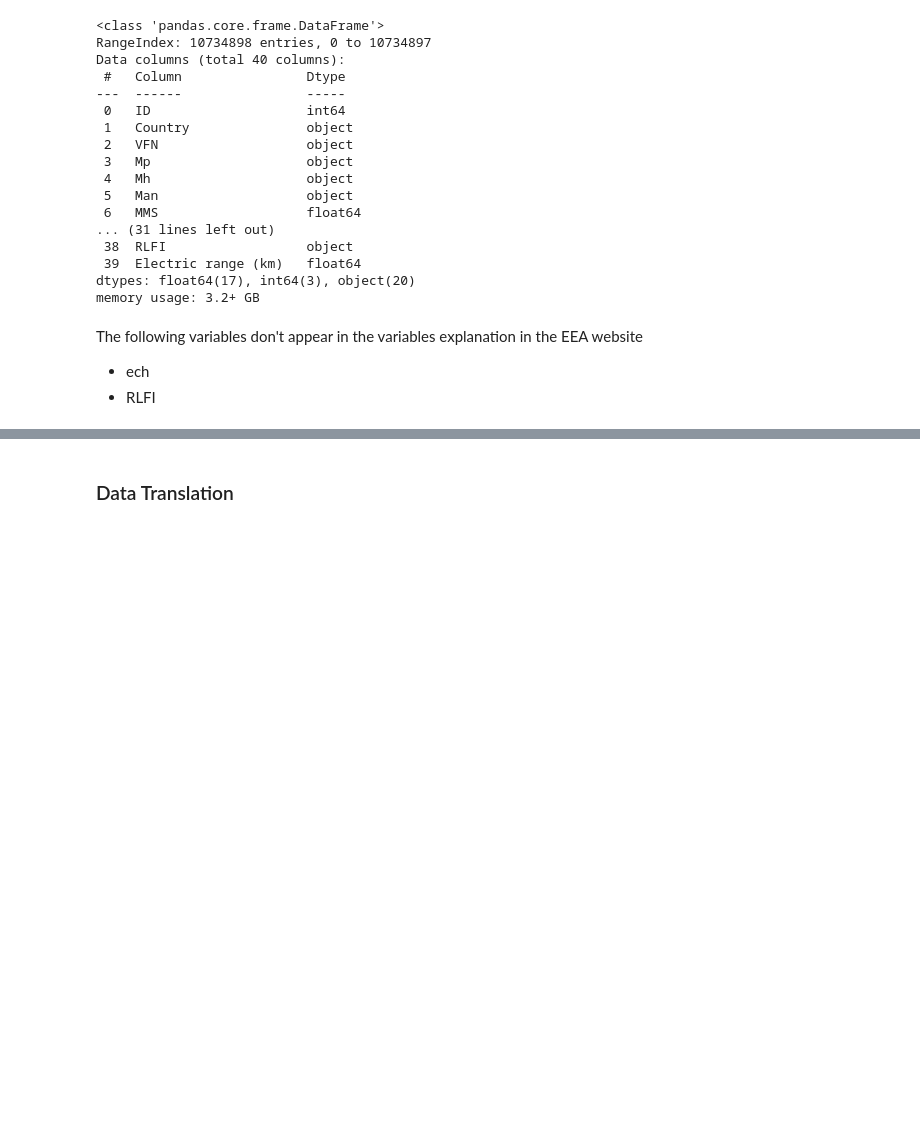
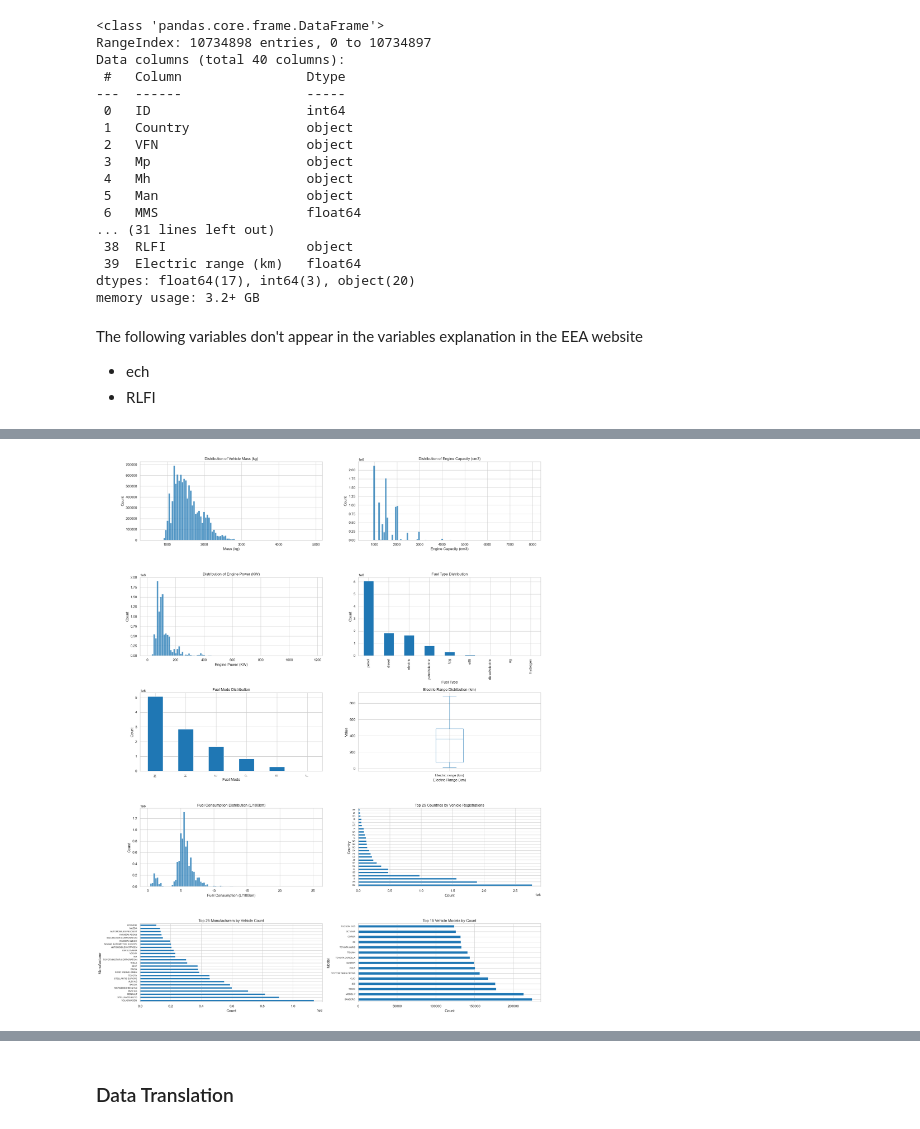
Before and after one commit to Tavocado-S/CO2_Prediction, a Jupyter notebook: notebooks/Exploration_EEA2023.ipynb, the cells around one changed output, grey strips where cells are left out. Saved outputs shown, nothing was run; the diff lists cells and outputs as text; code cells hidden in the pictures; blank space fills up the shorter version.

Commit message:
additions to Exploration and Model / no changes in basic code
Changed Exploration / added first chapters about objective etc. and added graphs

Changed Model: added MAE and MRSE and added graphs

```diff
--- a/notebooks/Exploration_EEA2023.ipynb
+++ b/notebooks/Exploration_EEA2023.ipynb
@@ -90,9 +118,10 @@ import seaborn as sns
 from scipy import stats
 # %%
 
-# 2023 France Database into df_a
+# 2023 EU Database into df_a
 
-df_a = pd.read_csv('../data/raw/data_2023.csv', sep=',', encoding='utf-8')
+
+df_a = pd.read_csv(r'C:\Users\Chris\Desktop\AI Engineer\Project\EU Dataset\data.csv', sep=',', encoding='utf-8')
 # %% [markdown]
 ## **First Data Exploration of Europe 2023 Data Set**
 # %% [markdown]
@@ -152,0 +249,75 @@ df_a.tail()
+# %%
+# Set the standard plot style
+sns.set(style="whitegrid")
+standard_blue = '#1f77b4'
+
+fig, axes = plt.subplots(nrows=5, ncols=2, figsize=(20, 25))
+axes = axes.flatten()
+
+# 1. Distribution of Vehicle Mass
+sns.histplot(df_a['m (kg)'], bins=100, ax=axes[0], color=standard_blue)
+axes[0].set_title('Distribution of Vehicle Mass (kg)')
+axes[0].set_xlabel('Mass (kg)')
+axes[0].set_ylabel('Count')
+
+# 2. Distribution of Engine Capacity
+sns.histplot(df_a['ec (cm3)'].dropna(), bins=100, ax=axes[1], color=standard_blue)
+axes[1].set_title('Distribution of Engine Capacity (cm3)')
+axes[1].set_xlabel('Engine Capacity (cm3)')
+axes[1].set_ylabel('Count')
+
+# 3. Distribution of Engine Power
+sns.histplot(df_a['ep (KW)'].dropna(), bins=100, ax=axes[2], color=standard_blue)
+axes[2].set_title('Distribution of Engine Power (KW)')
+axes[2].set_xlabel('Engine Power (KW)')
+axes[2].set_ylabel('Count')
+
+# 4. Fuel Type Distribution
+df_a['Ft'].value_counts().plot(kind='bar', ax=axes[3], color=standard_blue)
+axes[3].set_title('Fuel Type Distribution')
+axes[3].set_xlabel('Fuel Type')
+axes[3].set_ylabel('Count')
+
+# 5. Fuel Mode Distribution
+df_a['Fm'].value_counts().plot(kind='bar', ax=axes[4], color=standard_blue)
+axes[4].set_title('Fuel Mode Distribution')
+axes[4].set_xlabel('Fuel Mode')
+axes[4].set_ylabel('Count')
+
+# 6. Electric Range Distribution
+df_a['Electric range (km)'].plot(kind='box', ax=axes[5], color=standard_blue)
+axes[5].set_title('Electric Range Distribution (km)')
+axes[5].set_xlabel('Electric Range (km)')
+axes[5].set_ylabel('Value')
+
+# 7. Fuel Consumption Distribution
+sns.histplot(df_a['Fuel consumption '].dropna(), bins=100, ax=axes[6], color=standard_blue)
+axes[6].set_title('Fuel Consumption Distribution (L/100km)')
+axes[6].set_xlabel('Fuel Consumption (L/100km)')
+axes[6].set_ylabel('Count')
+
+# 8. Top 25 Countries by Vehicle Registrations
+df_a['Country'].value_counts().head(25).plot(kind='barh', ax=axes[7], color=standard_blue)
+axes[7].set_title('Top 25 Countries by Vehicle Registrations')
+axes[7].set_xlabel('Count')
+axes[7].set_ylabel('Country')
+axes[7].tick_params(axis='y', labelsize=7)
+
+# 9. Top 25 Manufacturers by Vehicle Count
+df_a['Mh'].value_counts().head(25).plot(kind='barh', ax=axes[8], color=standard_blue)
+axes[8].set_title('Top 25 Manufacturers by Vehicle Count')
+axes[8].set_xlabel('Count')
+axes[8].set_ylabel('Manufacturer')
+axes[8].tick_params(axis='y', labelsize=7)
+
+# 10. Top 15 Vehicle Models by Count
+df_a['Cn'].value_counts().head(15).plot(kind='barh', ax=axes[9], color=standard_blue)
+axes[9].set_title('Top 15 Vehicle Models by Count')
+axes[9].set_xlabel('Count')
+axes[9].set_ylabel('Model')
+axes[9].tick_params(axis='y', labelsize=7)
+
+plt.tight_layout()
+plt.show()
+# %% [output]
+[figure, added]
```
Also changed, not shown: parts of 13 cells of this notebook, 1 other file.
